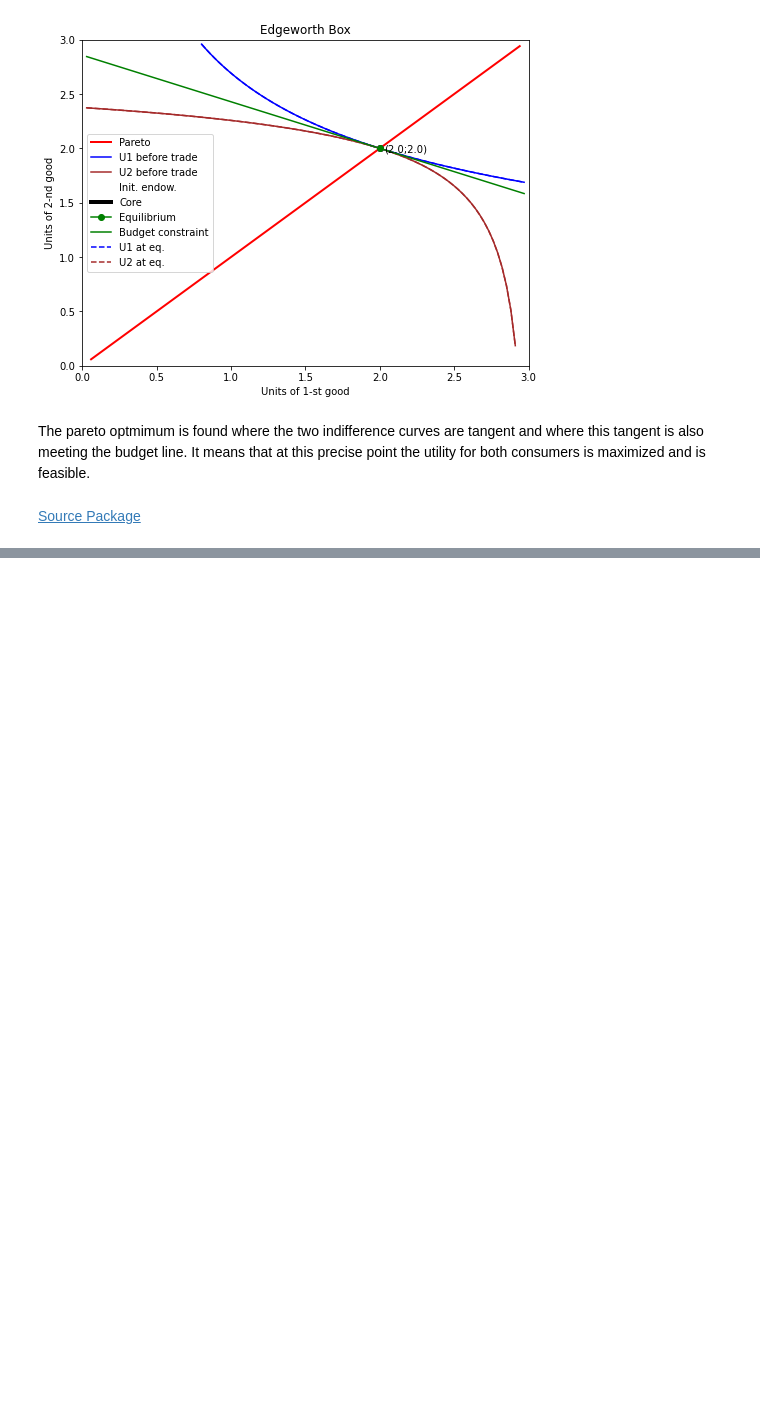
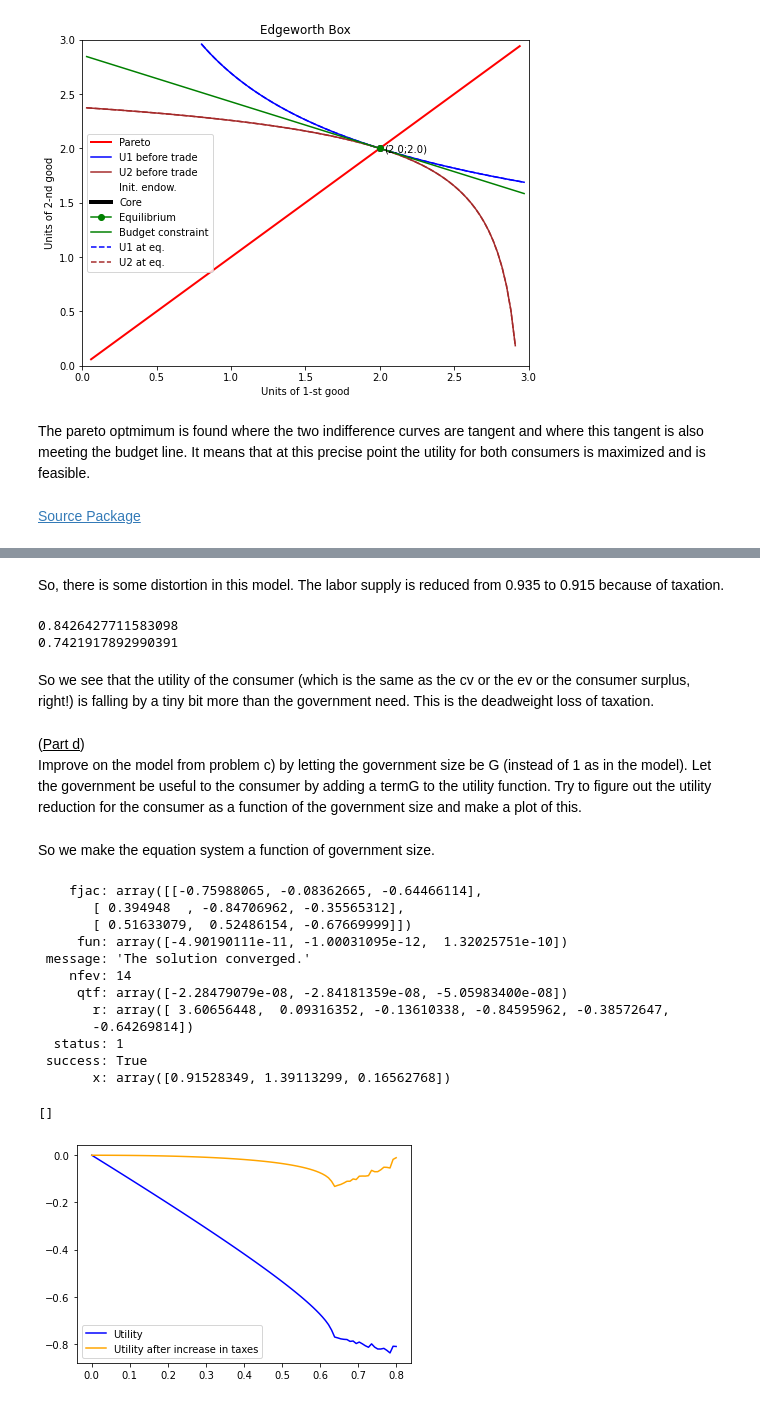
Before and after one commit to PaulineMalaguti/EBA3650, a Jupyter notebook: Lecture 7/QE_Problems_7.ipynb, the cells around one changed output, grey strips where cells are left out. Saved outputs shown, nothing was run; the diff lists cells and outputs as text; code cells hidden in the pictures; blank space fills up the shorter version.

```diff
--- a/Lecture 7/QE_Problems_7.ipynb
+++ b/Lecture 7/QE_Problems_7.ipynb
@@ -106,0 +116,12 @@ The pareto optmimum is found where the two indifference curves are tangent and w
+# %%
+# Firm FOC from p*10 - 1 = 0
+price = 0.1
+# From consumer f.o.c found from the derivative of the utility function with respect to m.
+m = (1/price)**0.2
+# From consumer budget
+c = m/price
+# firm production
+cfirm=10*m
+
+print(f'Optimal price : {price}') ; print(f'Quantity of Work : {m}')
+print(f'Quantity of consumption : {c}') ; print(f"Quantity of Firm's production : {cfirm}")
@@ -106,0 +222,61 @@ The pareto optmimum is found where the two indifference curves are tangent and w
+# %% [markdown]
+So, there is some distortion in this model. The labor supply is reduced from 0.935 to 0.915 because of taxation.
+# %%
+def utility(c,m):
+    return c - 1/(1+1/0.2)*m**(1+1/0.2)
+print(utility(0.954,0.935))
+print(utility(0.840,0.915))
+# %% [output]
+0.8426427711583098
+0.7421917892990391
+# %% [markdown]
+So we see that the utility of the consumer (which is the same as the cv or the ev or the consumer surplus, right!) is falling by a tiny bit more than the government need. This is the deadweight loss of taxation.
+# %% [markdown]
+(<u>Part d</u>) <br> Improve on the model from problem c) by letting the government size be G (instead of 1 as in the model). Let the government be useful to the consumer by adding a termG to the utility function. Try to figure out the utility reduction for the consumer as a function of the government size and make a plot of this.
+# %% [markdown]
+So we make the equation system a function of government size.
+# %%
+def general_equilibrium4(dep,G):
+    m = dep[0] ; p = dep[1] ; t = dep[2] ; out = np.zeros(3)
+    out[0] = 1/(p+t) - m**(1/0.2) # f.o.c. for consumer
+    out[1] = p*0.7*m**(-0.3) -1 # f.o.c. for firm
+    profit = p*m**0.7-m
+    c = (profit + m)/(p+t)
+    ## The only change is in the equation below
+    out[2] = t*c-p*G
+    return out
+
+res= root(general_equilibrium4,np.ones(3),args=0.1)
+print(res)
+
+govsizes=np.linspace(0,0.8,100)
+utilityloss = np.zeros(100)
+for i in range(100):
+    res= root(general_equilibrium4,np.ones(3),args=govsizes[i])
+    x=res['x']
+    profit = x[1]*x[0]**0.7-x[0]
+    c = (profit+x[0])/(x[1]+x[2])
+    if i==0:
+        utilityloss[i]=0
+        baseutility=utility(c,x[0])
+    else:
+        utilityloss[i] = utility(c,x[0])-baseutility
+
+plt.plot(govsizes,utilityloss, color = 'Blue', label = "Utility")
+plt.plot(govsizes,utilityloss+govsizes, color = 'Orange', label = "Utility after increase in taxes")
+plt.legend() ; plt.plot()
+# %% [output]
+    fjac: array([[-0.75988065, -0.08362665, -0.64466114],
+       [ 0.394948  , -0.84706962, -0.35565312],
+       [ 0.51633079,  0.52486154, -0.67669999]])
+     fun: array([-4.90190111e-11, -1.00031095e-12,  1.32025751e-10])
+ message: 'The solution converged.'
+    nfev: 14
+     qtf: array([-2.28479079e-08, -2.84181359e-08, -5.05983400e-08])
+       r: array([ 3.60656448,  0.09316352, -0.13610338, -0.84595962, -0.38572647,
+       -0.64269814])
+  status: 1
+ success: True
+       x: array([0.91528349, 1.39113299, 0.16562768])
+[]
+[figure, added]
```
Also changed, not shown: parts of 19 cells of this notebook.
